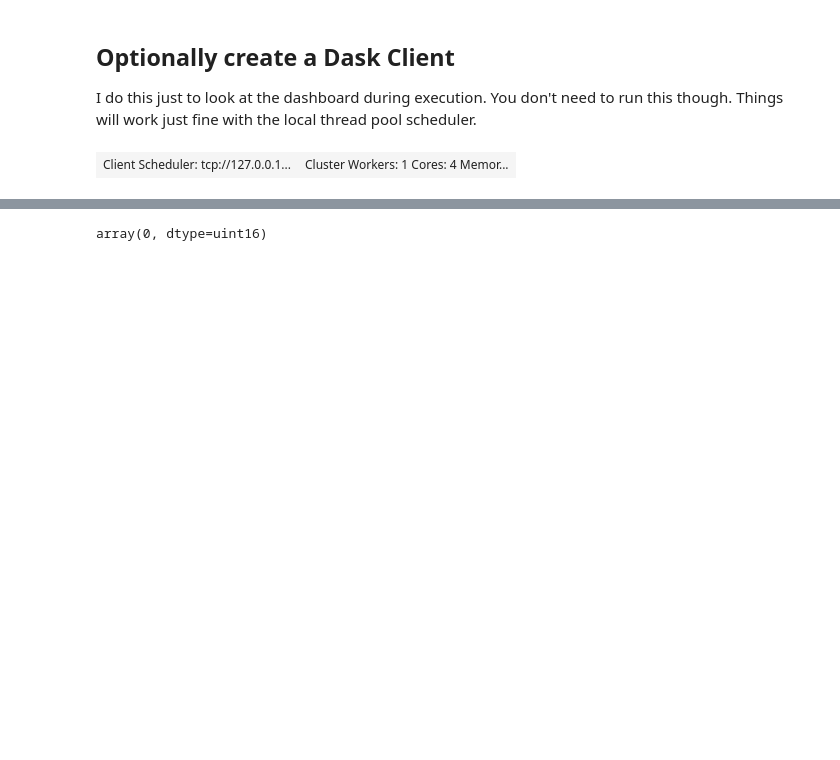
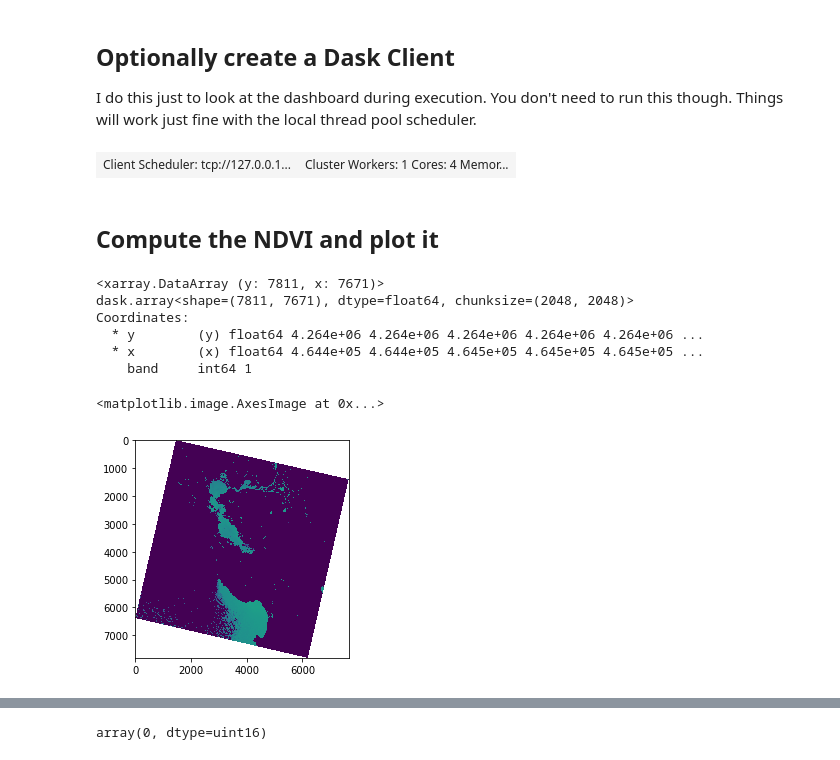
Before and after one commit to guillaumeeb/dask-examples, a Jupyter notebook: images-ndvi.ipynb, the cells around one changed output, grey strips where cells are left out. Cells and saved outputs as stored; diff of their text form; code cells hidden in the pictures; blank space fills up the shorter version.

Commit message:
WIP rasterio plot

```diff
--- a/images-ndvi.ipynb
+++ b/images-ndvi.ipynb
@@ -91,0 +102,4 @@ dask.array<concatenate, shape=(2, 7811, 7671), dtype=uint16, chunksize=(1, 2048,
+# %%
+import numpy as np
+ds = ds.astype(np.uint32)
+ds.variable.data
@@ -100,5 +116,24 @@ client = Client(LocalCluster(n_workers=1, threads_per_worker=4))
 client
 # %% [output]
 | Client Scheduler: tcp://127.0.0.1... | Cluster Workers: 1 Cores: 4 Memor... |
+# %% [markdown]
+Compute the NDVI and plot it
+------------------------------------------
 # %%
 ndvi = (ds[1,:,:] - ds[0,:,:]) / (ds[1,:,:] + ds[0,:,:])
+# %%
+ndvi = ndvi.persist()
+ndvi
+# %% [output]
+<xarray.DataArray (y: 7811, x: 7671)>
+dask.array<shape=(7811, 7671), dtype=float64, chunksize=(2048, 2048)>
+Coordinates:
+  * y        (y) float64 4.264e+06 4.264e+06 4.264e+06 4.264e+06 4.264e+06 ...
+  * x        (x) float64 4.644e+05 4.644e+05 4.645e+05 4.645e+05 4.645e+05 ...
+    band     int64 1
+# %%
+import matplotlib.pyplot as plt
+plt.imshow(ndvi.compute().values)
+# %% [output]
+<matplotlib.image.AxesImage at 0x...>
+[figure, added]
```
Also changed, not shown: parts of 13 cells of this notebook.
